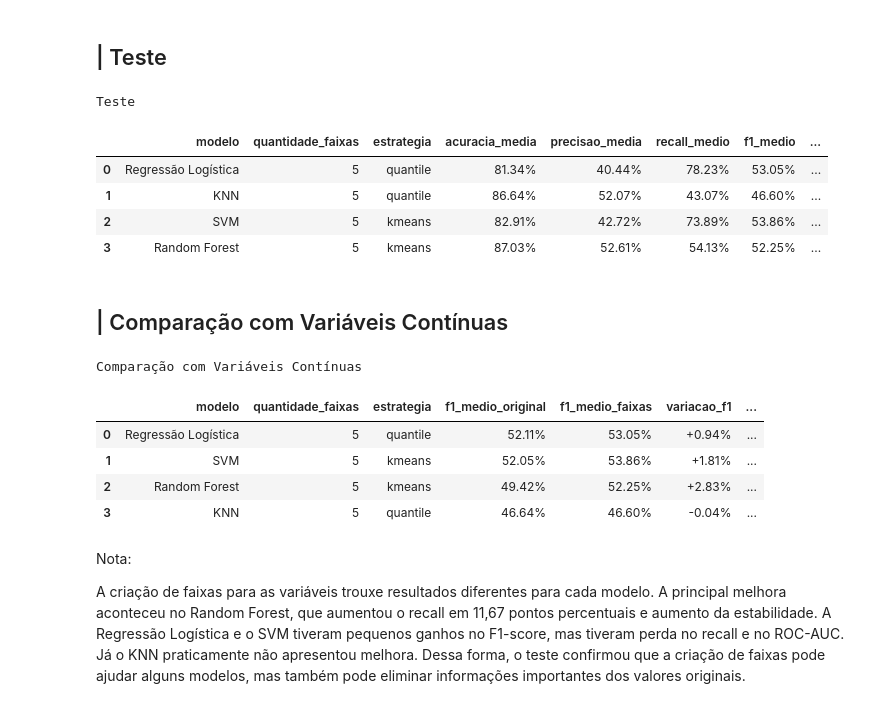
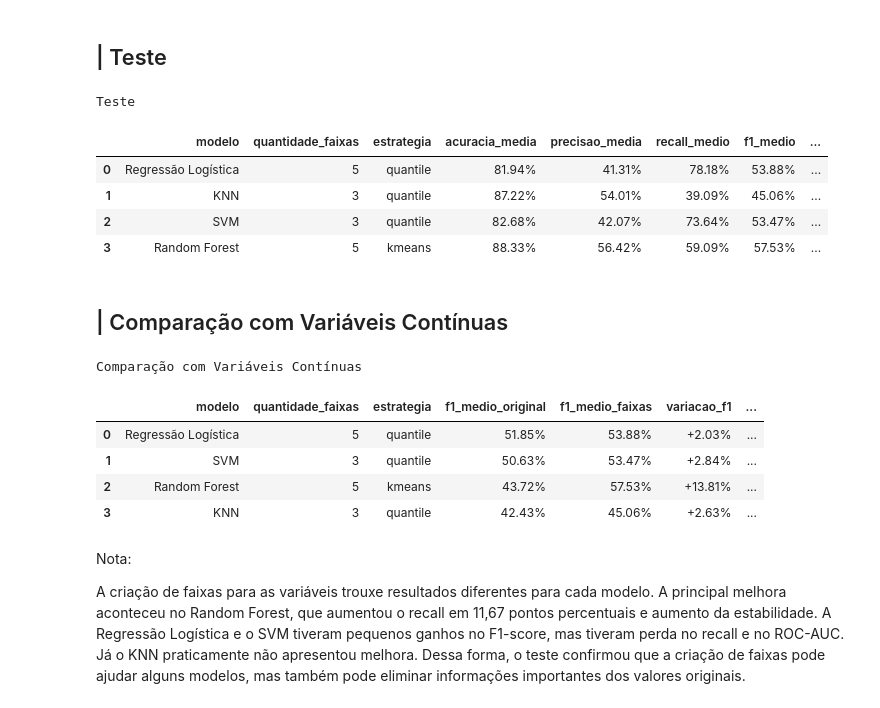
Before and after one commit to bsc1990/Cases-FIAP, a Jupyter notebook: case_vinhos_fiap.ipynb, the cells around one changed output. Cells and saved outputs as stored; diff of their text form; code cells hidden in the pictures.

```diff
--- a/case_vinhos_fiap.ipynb
+++ b/case_vinhos_fiap.ipynb
@@ -1703,8 +1711,8 @@ for nome_modelo, modelo in modelos_cv.items():
 
     scores = cross_validate(
         estimator=modelo,
-        X=X,
-        y=y,
+        X=X_treino,
+        y=y_treino,
         cv=validacao_cruzada,
         scoring=metricas_cv,
         n_jobs=-1
@@ -1777,7 +1785,7 @@ Obs.: Esses resultados mostram a importância de não escolher o modelo com base
 ## || Teste de Features
 # %%
 # Criar uma cópia das variáveis originais
-X_features_derivadas = X.copy()
+X_features_derivadas = X_treino.copy()
 
 # Relação entre dióxido de enxofre livre e total
 X_features_derivadas['free_total_so2_ratio'] = (
@@ -1836,7 +1844,7 @@ for nome_modelo, modelo in modelos_teste_features.items():
     scores = cross_validate(
         estimator=modelo,
         X=X_features_derivadas,
-        y=y,
+        y=y_treino,
         cv=validacao_cruzada,
         scoring=metricas_cv,
         n_jobs=-1
@@ -2051,7 +2059,10 @@ for nome_modelo, pipeline in pipelines_selecao.items():
         n_jobs=-1
     )
 
-    busca_features.fit(X, y)
+    busca_features.fit(
+    X_treino,
+    y_treino
+)
 
     melhores_modelos_selecao[nome_modelo] = (
         busca_features.best_estimator_
@@ -2065,8 +2076,8 @@ for nome_modelo, pipeline in pipelines_selecao.items():
         .named_steps['selecao']
     )
 
-    features_selecionadas = X.columns[
-        seletor.get_support()
+    features_selecionadas = X_treino.columns[
+    seletor.get_support()
     ].tolist()
 
     resultados_selecao.append({
@@ -2305,7 +2316,10 @@ for nome_modelo, pipeline in pipelines_faixas.items():
         n_jobs=-1
     )
 
-    busca_faixas.fit(X, y)
+    busca_faixas.fit(
+    X_treino,
+    y_treino
+)
 
     melhores_modelos_faixas[nome_modelo] = (
         busca_faixas.best_estimator_
@@ -2349,37 +2363,37 @@ for nome_modelo, pipeline in pipelines_faixas.items():
         'roc_auc_medio':
             busca_faixas.cv_results_[
                 'mean_test_roc_auc'
             ][melhor_indice],
 
         'f1_desvio':
             busca_faixas.cv_results_[
                 'std_test_f1_score'
             ][melhor_indice]
     })
 
 resultados_faixas = pd.DataFrame(
     resultados_teste_faixas
 )
 
 # Visualização
 print('Teste')
 display(
     resultados_faixas.style.format({
         'acuracia_media': '{:.2%}',
         'precisao_media': '{:.2%}',
         'recall_medio': '{:.2%}',
         'f1_medio': '{:.2%}',
         'roc_auc_medio': '{:.2%}',
         'f1_desvio': '{:.2%}'
     })
 )
 # %% [output]
 Teste
 |  | modelo | quantidade_faixas | estrategia | acuracia_media | precisao_media | recall_medio | f1_medio | ... |
-| 0 | Regressão Logística | 5 | quantile | 81.34% | 40.44% | 78.23% | 53.05% | ... |
-| 1 | KNN | 5 | quantile | 86.64% | 52.07% | 43.07% | 46.60% | ... |
-| 2 | SVM | 5 | kmeans | 82.91% | 42.72% | 73.89% | 53.86% | ... |
-| 3 | Random Forest | 5 | kmeans | 87.03% | 52.61% | 54.13% | 52.25% | ... |
+| 0 | Regressão Logística | 5 | quantile | 81.94% | 41.31% | 78.18% | 53.88% | ... |
+| 1 | KNN | 3 | quantile | 87.22% | 54.01% | 39.09% | 45.06% | ... |
+| 2 | SVM | 3 | quantile | 82.68% | 42.07% | 73.64% | 53.47% | ... |
+| 3 | Random Forest | 5 | kmeans | 88.33% | 56.42% | 59.09% | 57.53% | ... |
 # %% [markdown]
 ## | Comparação com Variáveis Contínuas
 # %%
@@ -2440,10 +2454,10 @@ display(
 # %% [output]
 Comparação com Variáveis Contínuas
 |  | modelo | quantidade_faixas | estrategia | f1_medio_original | f1_medio_faixas | variacao_f1 | ... |
-| 0 | Regressão Logística | 5 | quantile | 52.11% | 53.05% | +0.94% | ... |
-| 1 | SVM | 5 | kmeans | 52.05% | 53.86% | +1.81% | ... |
-| 2 | Random Forest | 5 | kmeans | 49.42% | 52.25% | +2.83% | ... |
-| 3 | KNN | 5 | quantile | 46.64% | 46.60% | -0.04% | ... |
+| 0 | Regressão Logística | 5 | quantile | 51.85% | 53.88% | +2.03% | ... |
+| 1 | SVM | 3 | quantile | 50.63% | 53.47% | +2.84% | ... |
+| 2 | Random Forest | 5 | kmeans | 43.72% | 57.53% | +13.81% | ... |
+| 3 | KNN | 3 | quantile | 42.43% | 45.06% | +2.63% | ... |
 # %% [markdown]
 Nota:
 
```
Also changed, not shown: parts of 19 cells of this notebook.
